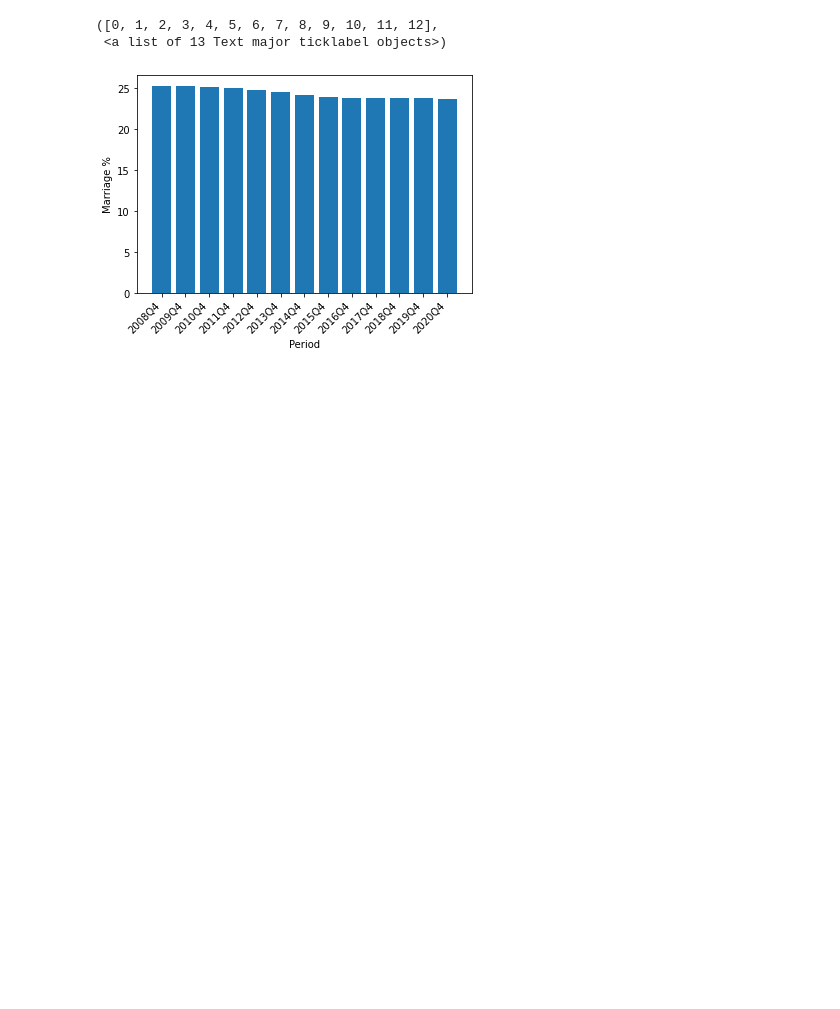
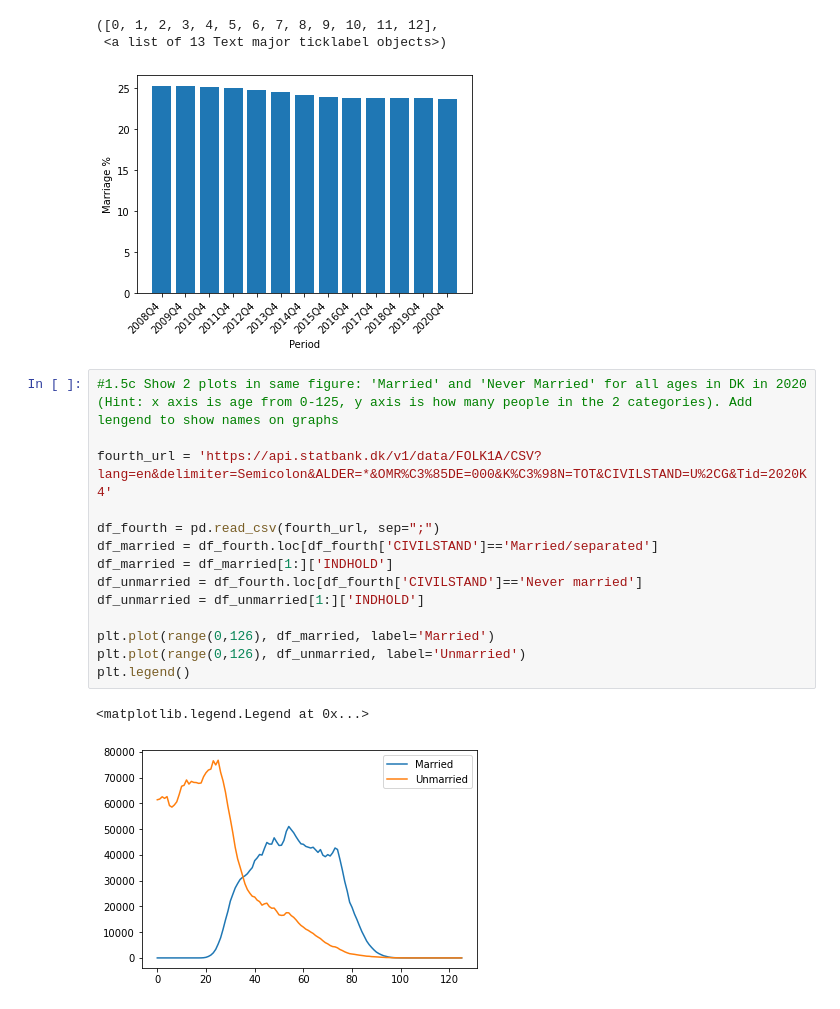
Before and after one commit to gustavw10/pythonaflevering, a Jupyter notebook: Week_5.ipynb, the cells around one changed output. Cells and saved outputs as stored; diff of their text form; blank space fills up the shorter version.

```diff
--- a/Week_5.ipynb
+++ b/Week_5.ipynb
@@ -107,3 +107,20 @@ plt.xticks(rotation=45, horizontalalignment='right',fontweight='light')
 ([0, 1, 2, 3, 4, 5, 6, 7, 8, 9, 10, 11, 12],
  <a list of 13 Text major ticklabel objects>)
 [figure]
+# %%
+#1.5c Show 2 plots in same figure: 'Married' and 'Never Married' for all ages in DK in 2020 (Hint: x axis is age from 0-125, y axis is how many people in the 2 categories). Add lengend to show names on graphs
+
+fourth_url = 'https://api.statbank.dk/v1/data/FOLK1A/CSV?lang=en&delimiter=Semicolon&ALDER=*&OMR%C3%85DE=000&K%C3%98N=TOT&CIVILSTAND=U%2CG&Tid=2020K4'
+
+df_fourth = pd.read_csv(fourth_url, sep=";")
+df_married = df_fourth.loc[df_fourth['CIVILSTAND']=='Married/separated']
+df_married = df_married[1:]['INDHOLD']
+df_unmarried = df_fourth.loc[df_fourth['CIVILSTAND']=='Never married']
+df_unmarried = df_unmarried[1:]['INDHOLD']
+
+plt.plot(range(0,126), df_married, label='Married')
+plt.plot(range(0,126), df_unmarried, label='Unmarried')
+plt.legend()
+# %% [output]
+<matplotlib.legend.Legend at 0x...>
+[figure, added]
```
